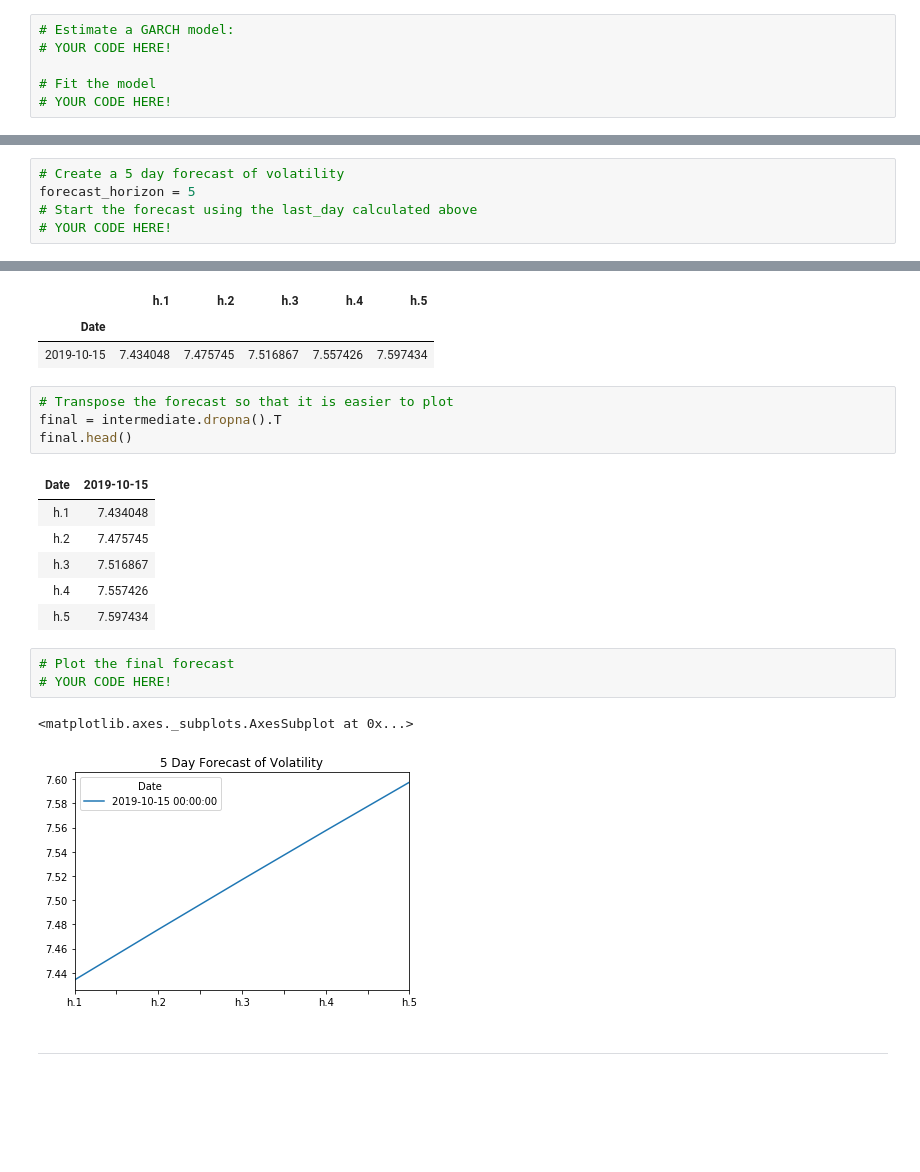
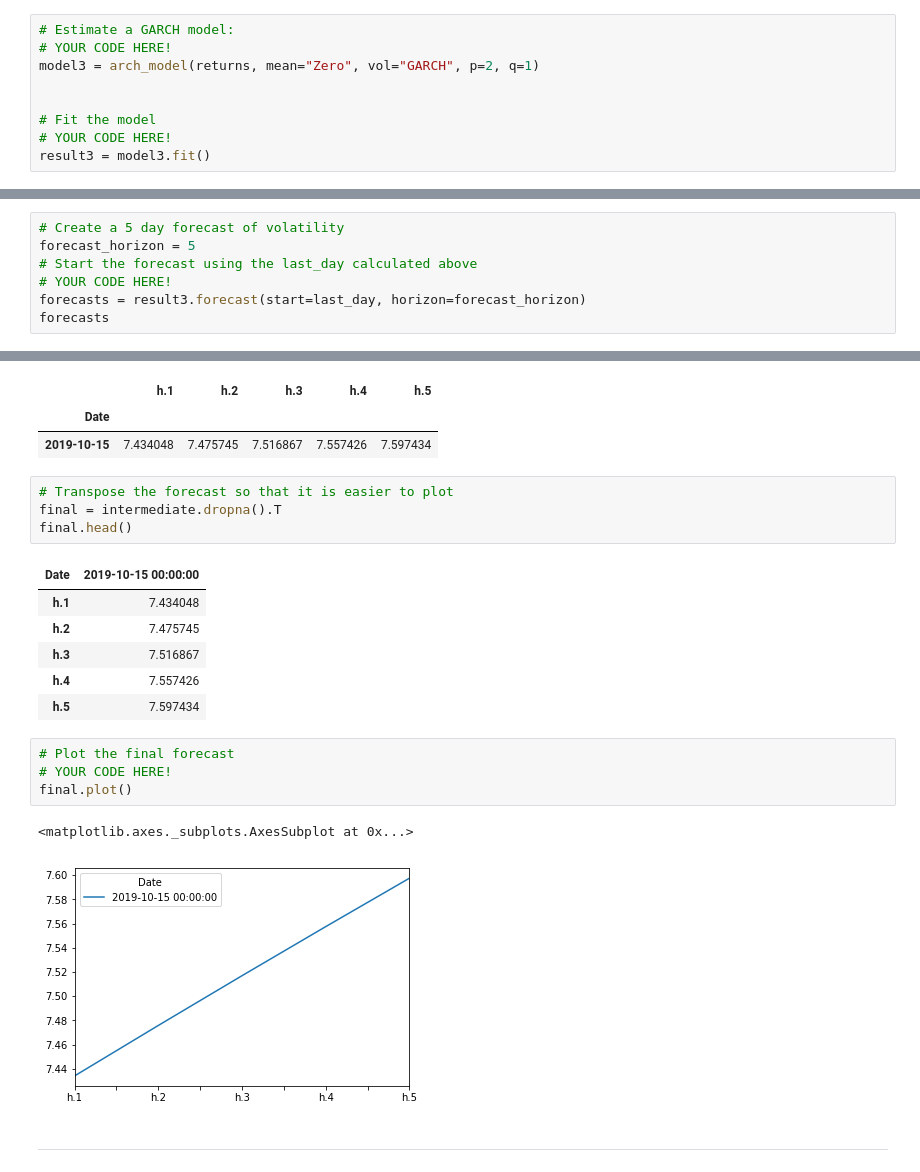
Before and after one commit to mnewman6/Time-Series-and-Linear-Regression, a Jupyter notebook: Starter_Code/time_series_analysis.ipynb, the cells around one changed output, grey strips where cells are left out. Cells and saved outputs as stored; diff of their text form; blank space fills up the shorter version.

```diff
--- a/Starter_Code/time_series_analysis.ipynb
+++ b/Starter_Code/time_series_analysis.ipynb
@@ -219,6 +242,9 @@ import arch as arch
 # %%
 # Estimate a GARCH model:
 # YOUR CODE HERE!
+model3 = arch_model(returns, mean="Zero", vol="GARCH", p=2, q=1)
+
 
 # Fit the model
 # YOUR CODE HERE!
+result3 = model3.fit()
@@ -253,3 +300,5 @@ last_day
 forecast_horizon = 5
 # Start the forecast using the last_day calculated above
 # YOUR CODE HERE!
+forecasts = result3.forecast(start=last_day, horizon=forecast_horizon)
+forecasts
@@ -266,7 +317,7 @@ intermediate.head()
 final = intermediate.dropna().T
 final.head()
 # %% [output]
-| Date | 2019-10-15 |
+| Date | 2019-10-15 00:00:00 |
 | h.1 | 7.434048 |
 | h.2 | 7.475745 |
 | h.3 | 7.516867 |
@@ -275,9 +326,10 @@ final.head()
 # %%
 # Plot the final forecast
 # YOUR CODE HERE!
+final.plot()
 # %% [output]
 <matplotlib.axes._subplots.AxesSubplot at 0x...>
-[figure, old version]
+[figure, new version]
 # %% [markdown]
 ---
 # %% [markdown]
```
Also changed, not shown: parts of 18 cells of this notebook, 1 other file.
